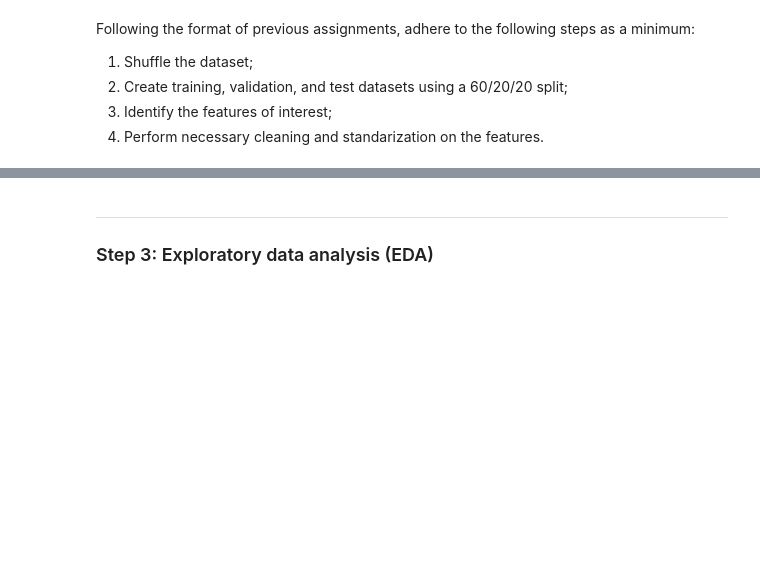
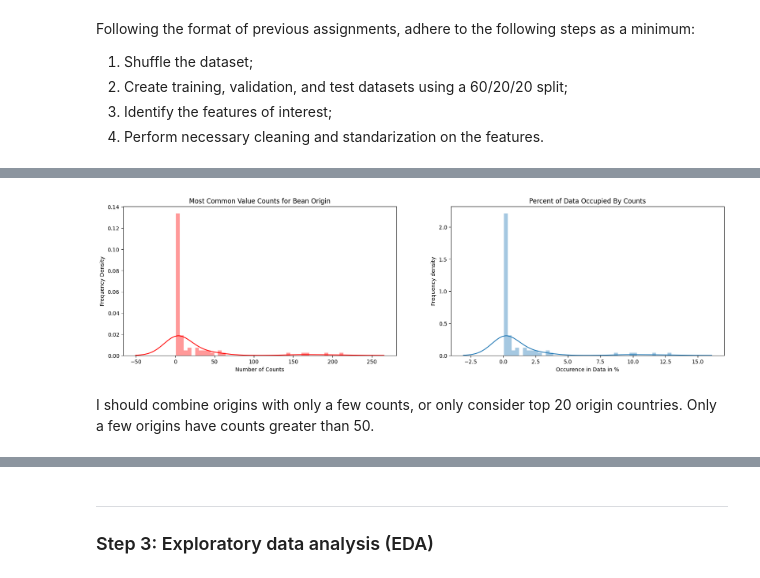
Before and after one commit to aagarwal17/datasci-207-arun, a Jupyter notebook: assignments/05 Multiclass classification.ipynb, the cells around one changed output, grey strips where cells are left out. Saved outputs shown, nothing was run; the diff lists cells and outputs as text; code cells hidden in the pictures; blank space fills up the shorter version.

```diff
--- a/assignments/05 Multiclass classification.ipynb
+++ b/assignments/05 Multiclass classification.ipynb
@@ -196,0 +544,14 @@ Following the format of previous assignments, adhere to the following steps as a
+# %%
+fig, ax = plt.subplots(1,2, figsize=(20,5))
+sns.distplot(df.broad_origin.value_counts(), ax=ax[0], color="Red")
+sns.distplot(df.broad_origin.value_counts() / df.broad_origin.count() * 100, ax=ax[1])
+ax[0].set_xlabel("Number of Counts");
+ax[0].set_ylabel("Frequency Density");
+ax[0].set_title("Most Common Value Counts for Bean Origin")
+ax[1].set_xlabel("Occurence in Data in %");
+ax[1].set_ylabel("Frequency density");
+ax[1].set_title("Percent of Data Occupied By Counts");
+# %% [output]
+[figure, added]
+# %% [markdown]
+I should combine origins with only a few counts, or only consider top 20 origin countries. Only a few origins have counts greater than 50.
```
Also changed, not shown: parts of 48 cells of this notebook.
